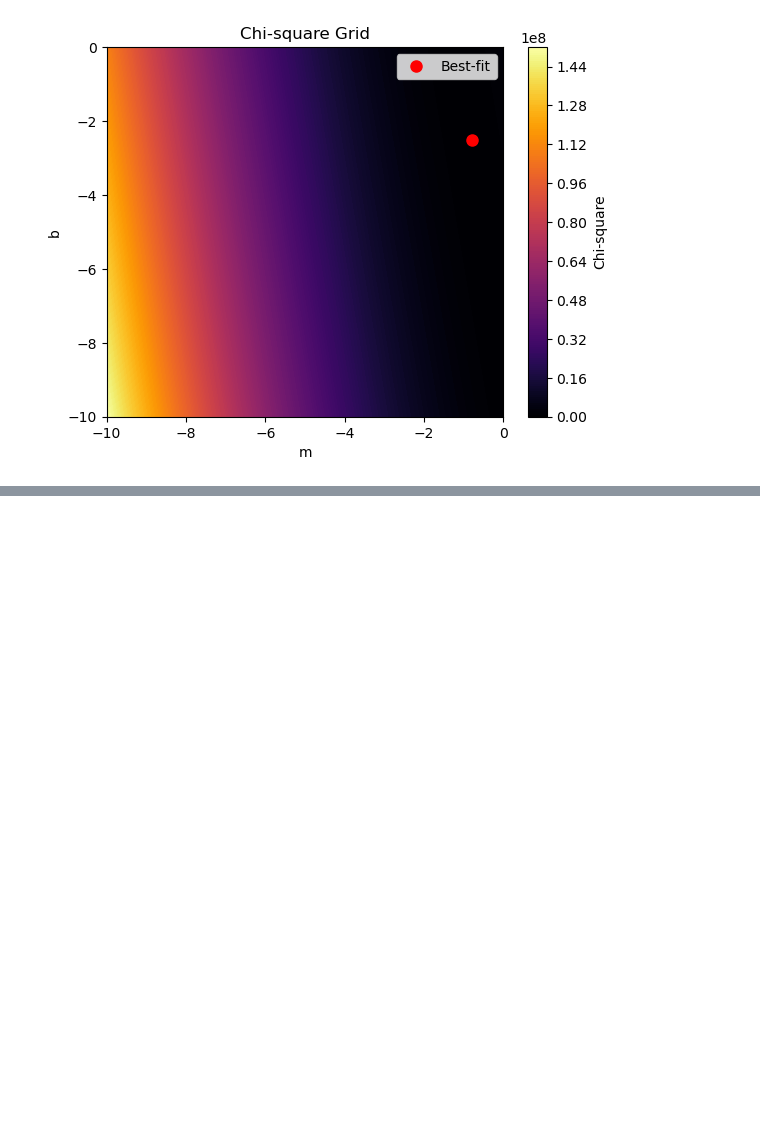
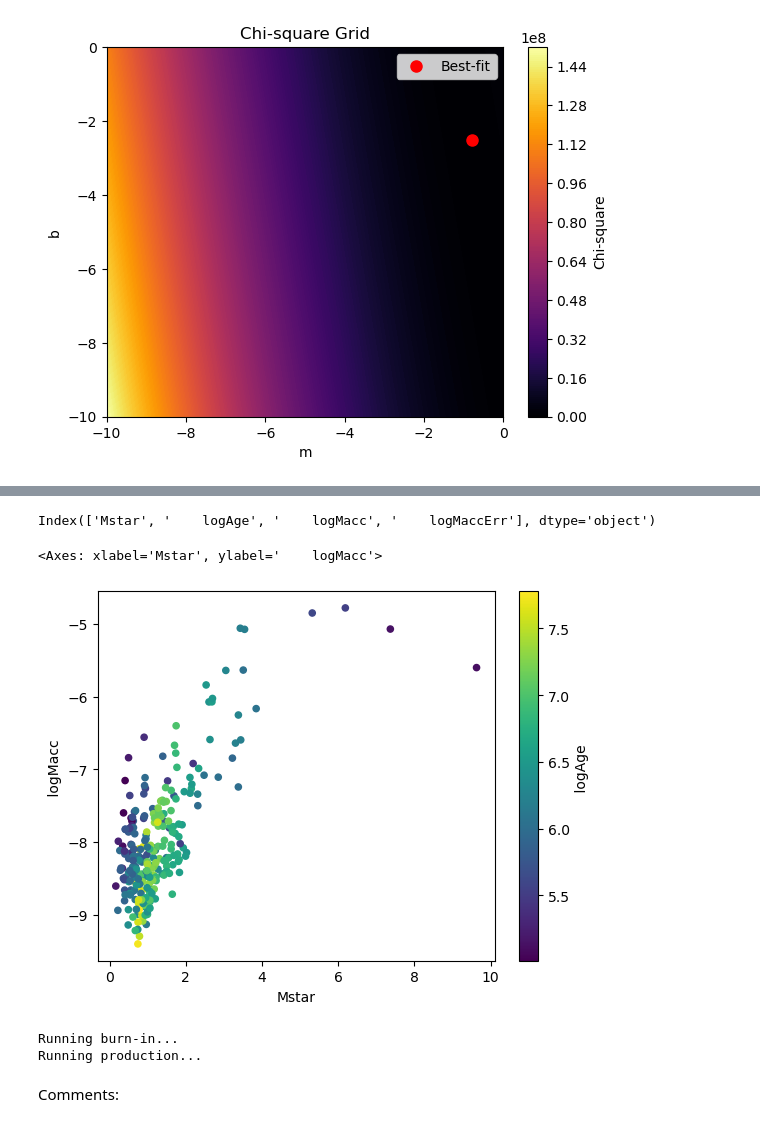
Before and after one commit to kparrine/MCMC_Project, a Jupyter notebook: Answer_Key.ipynb, the cells around one changed output, grey strips where cells are left out. Saved outputs shown, nothing was run; the diff lists cells and outputs as text; code cells hidden in the pictures; blank space fills up the shorter version.

Commit message:
My work added for MCMC stuff

```diff
--- a/Answer_Key.ipynb
+++ b/Answer_Key.ipynb
@@ -427,0 +435,10 @@ Comments:
+# %%
+df = pd.read_table('/Users/juliabrouwer/Classes/Comp_Phys_and_Astrophys/MCMC_Project/Stellar_Data.txt')
+print(df.columns)
+# %% [output]
+Index(['Mstar', '    logAge', '    logMacc', '    logMaccErr'], dtype='object')
+# %%
+df.plot.scatter(x = 'Mstar', y = '    logMacc', c = '    logAge', colormap='viridis')
+# %% [output]
+<Axes: xlabel='Mstar', ylabel='    logMacc'>
+[figure, added]
@@ -427,0 +492,7 @@ Comments:
+# %%
+sampler, pos, prob, state = main(p0,nwalkers,niter,ndim,lnprob,x, y, yerr)
+# %% [output]
+Running burn-in...
+Running production...
+# %% [markdown]
+Comments:
```
Also changed, not shown: parts of 5 cells of this notebook.
